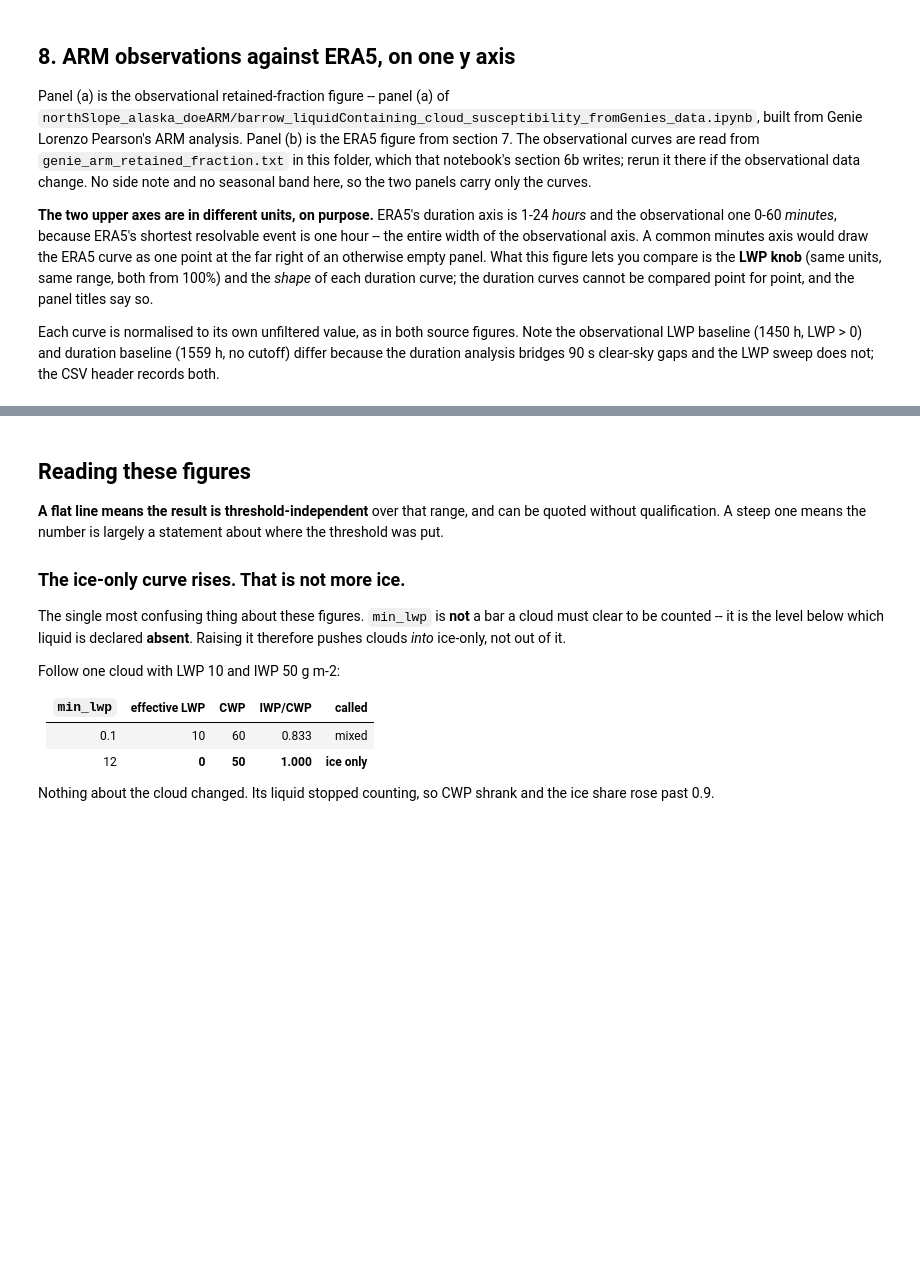
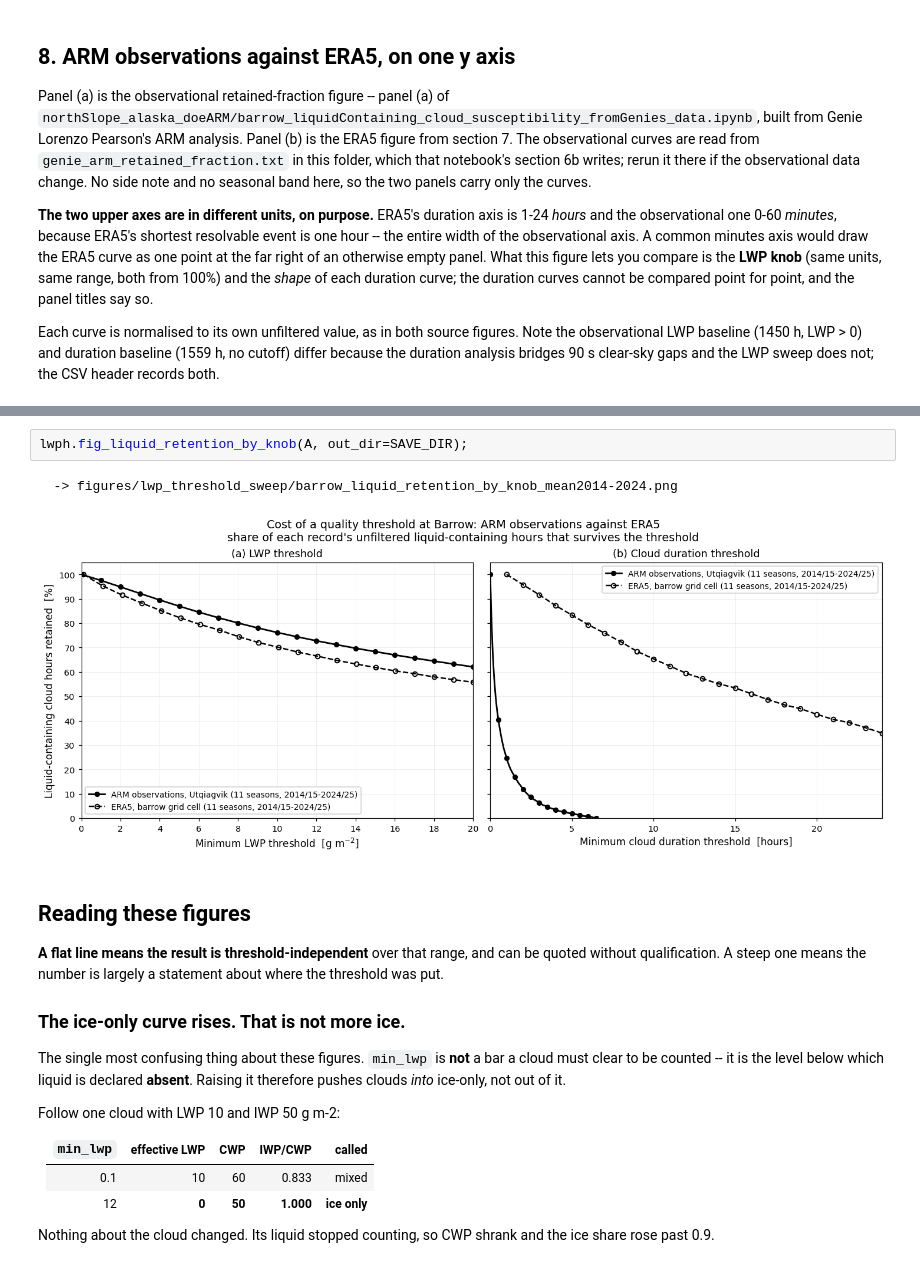
Before and after one commit to andrewjbuggee/Python-Research, a Jupyter notebook: ERA5/surface_energy_budget/plot_lwp_threshold_sweep.ipynb, the cells around one changed output, grey strips where cells are left out. Cells and saved outputs as stored; diff of their text form; blank space fills up the shorter version.

Commit message:
new notebook consolidating all figures for OV presentation on Sept 28

```diff
--- a/ERA5/surface_energy_budget/plot_lwp_threshold_sweep.ipynb
+++ b/ERA5/surface_energy_budget/plot_lwp_threshold_sweep.ipynb
@@ -378,3 +398,8 @@ Error:
+# %%
+lwph.fig_liquid_retention_by_knob(A, out_dir=SAVE_DIR);
+# %% [output]
+  -> figures/lwp_threshold_sweep/barrow_liquid_retention_by_knob_mean2014-2024.png
+[figure, added]
 # %% [markdown]
 ## Reading these figures
 
```
Also changed, not shown: parts of 3 cells of this notebook, 3 other files.
